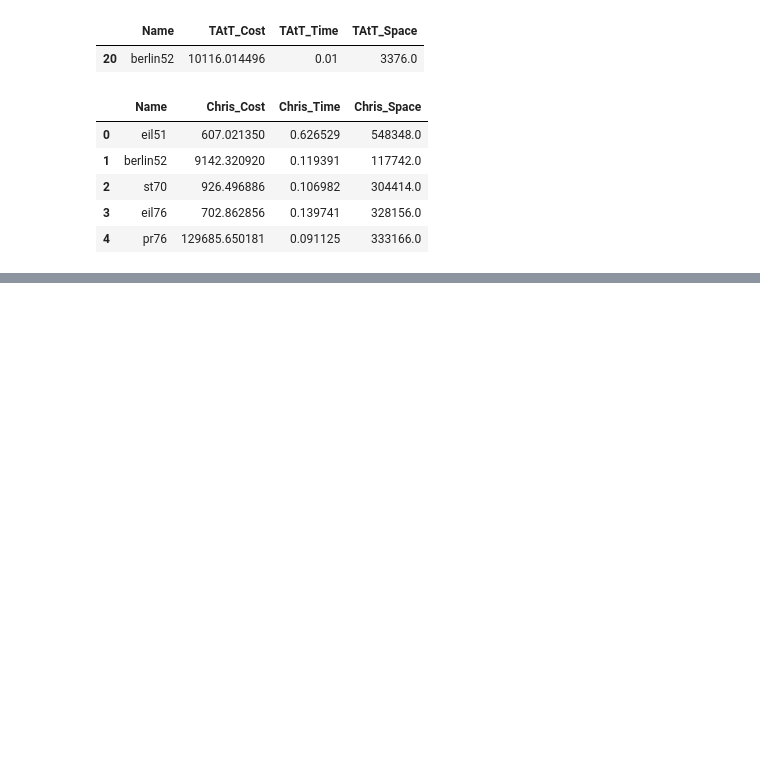
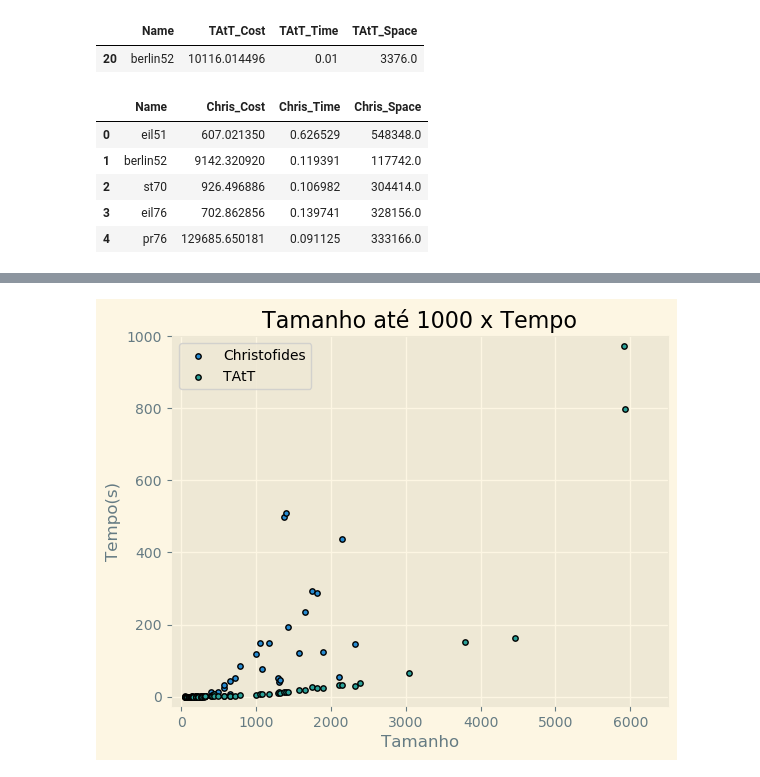
Before and after one commit to CursinoCosta/TP2_ALG2, a Jupyter notebook: Data.ipynb, the cells around one changed output, grey strips where cells are left out. Cells and saved outputs as stored; diff of their text form; code cells hidden in the pictures; blank space fills up the shorter version.

```diff
--- a/Data.ipynb
+++ b/Data.ipynb
@@ -243,0 +262,20 @@ df0.to_csv('CSVbackup/completa.csv')
+# %%
+plt.scatter(df0['Tamanho'], df0['Chris_Time'],edgecolors='black', label='Christofides',s=15)
+plt.scatter(df0['Tamanho'], df0['TAtT_Time'],edgecolors='blacK', label='TAtT',s=15)
+
+plt.style.use('_classic_test_patch')
+
+# Adding labels and title
+plt.ylabel('Tempo(s)')
+plt.xlabel('Tamanho')
+plt.title('Tamanho até 1000 x Tempo')
+plt.legend()
+
+
+plt.xlim(-125, 6500)  # Limiting x-axis from 0 to 6
+plt.ylim(-25, 1000)  # Limiting y-axis from 0 to 6
+
+# Show the plot
+plt.show()
+# %% [output]
+[figure, added]
```
Also changed, not shown: parts of 9 cells of this notebook, 2 other files.
